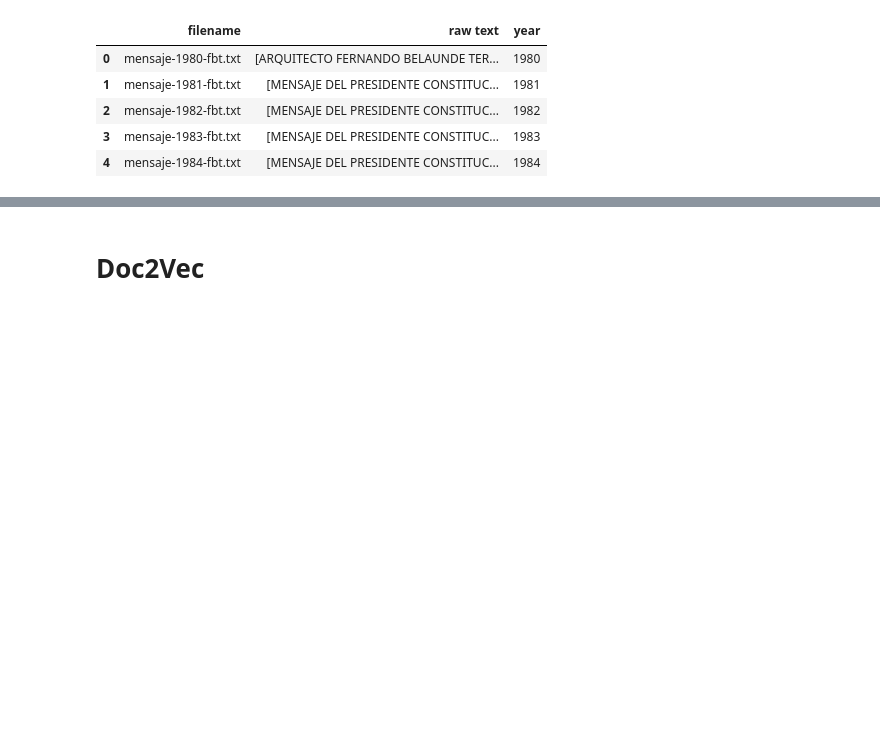
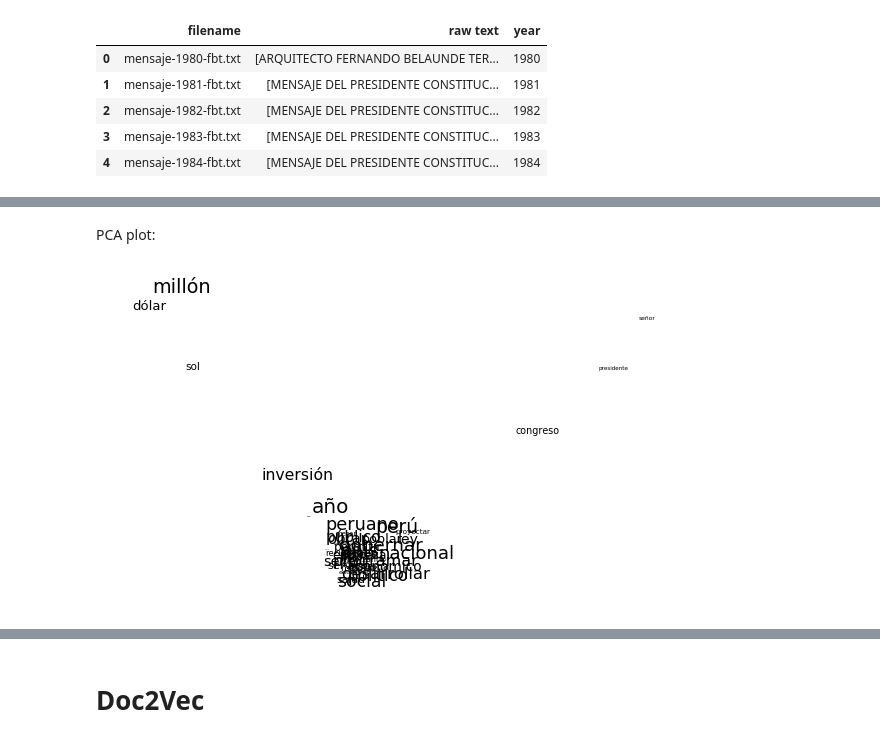
Before and after one commit to luisesanmartin/Content-Analysis-2020, a Jupyter notebook: week-7/7-Vector-Space-Word-Embeddings.ipynb, the cells around one changed output, grey strips where cells are left out. Cells and saved outputs as stored; diff of their text form; code cells hidden in the pictures; blank space fills up the shorter version.

```diff
--- a/week-7/7-Vector-Space-Word-Embeddings.ipynb
+++ b/week-7/7-Vector-Space-Word-Embeddings.ipynb
@@ -516,0 +561,14 @@ speech['normalized_sents'] = speech['tokenized_sents'].apply(lambda x: [normaliz
+# %% [markdown]
+PCA plot:
+# %%
+fig = plt.figure(figsize = (10,6))
+ax = fig.add_subplot(111)
+ax.set_frame_on(False)
+plt.scatter(speech_reducedPCA_data[:, 0], speech_reducedPCA_data[:, 1], alpha = 0)#Making the points invisible
+for i, word in enumerate(targetWords):
+    ax.annotate(word, (speech_reducedPCA_data[:, 0][i],speech_reducedPCA_data[:, 1][i]), size =  20 * (numWords - i) / numWords)
+plt.xticks(())
+plt.yticks(())
+plt.show()
+# %% [output]
+[figure, added]
```
Also changed, not shown: parts of 45 cells of this notebook.
